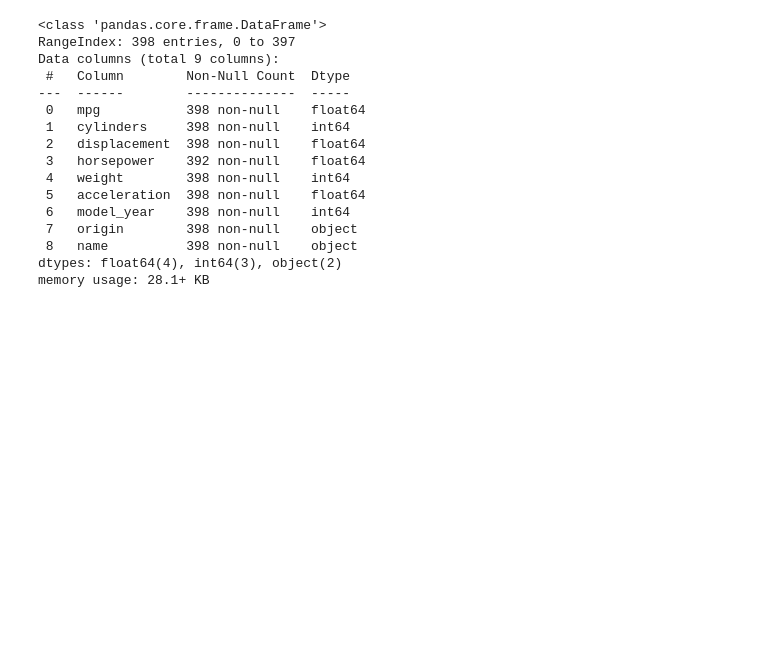
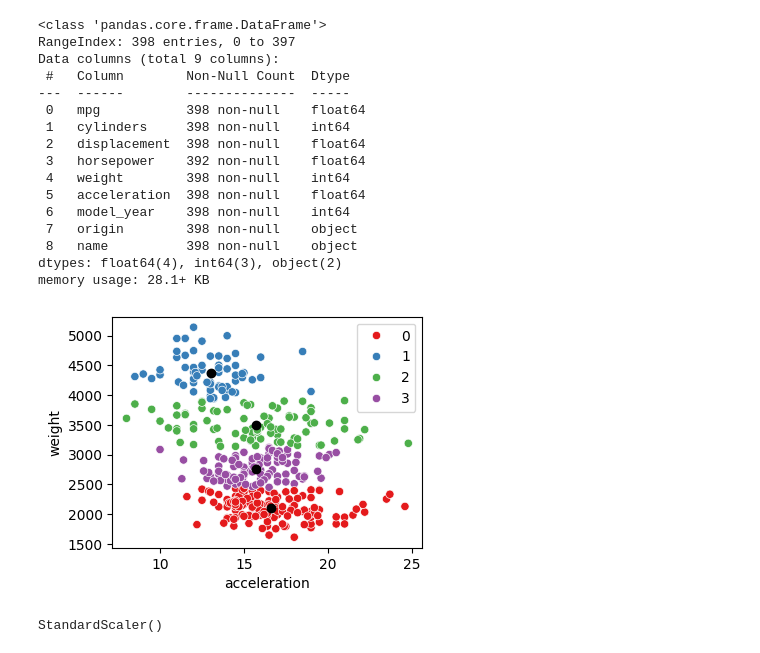
Before and after one commit to GameNPN/KU-Data-Science, a Jupyter notebook: Week 9/Data-Mining_Learning2.ipynb, the cells around one changed output. Cells and saved outputs as stored; diff of their text form; code cells hidden in the pictures; blank space fills up the shorter version.

```diff
--- a/Week 9/Data-Mining_Learning2.ipynb
+++ b/Week 9/Data-Mining_Learning2.ipynb
@@ -140,3 +132,13 @@ dtypes: float64(4), int64(3), object(2)
 memory usage: 28.1+ KB
 # %%
 df3 = df[['acceleration','weight']].dropna()
+# %%
+model = KMeans(n_clusters=4,random_state=0)
+model.fit(df3)
+
+plt.figure(figsize=[4,3])
+sns.scatterplot(data=df3 , x='acceleration',y='weight',hue=model.labels_ , palette='Set1')
+plt.scatter(model.cluster_centers_[:,0],model.cluster_centers_[:,1],color='#000')
+plt.show()
+# %% [output]
+[figure, added]
@@ -142,0 +149,4 @@ df3 = df[['acceleration','weight']].dropna()
+# %%
+scaler.fit(df3)
+# %% [output]
+StandardScaler()
```
Also changed, not shown: parts of 7 cells of this notebook.
